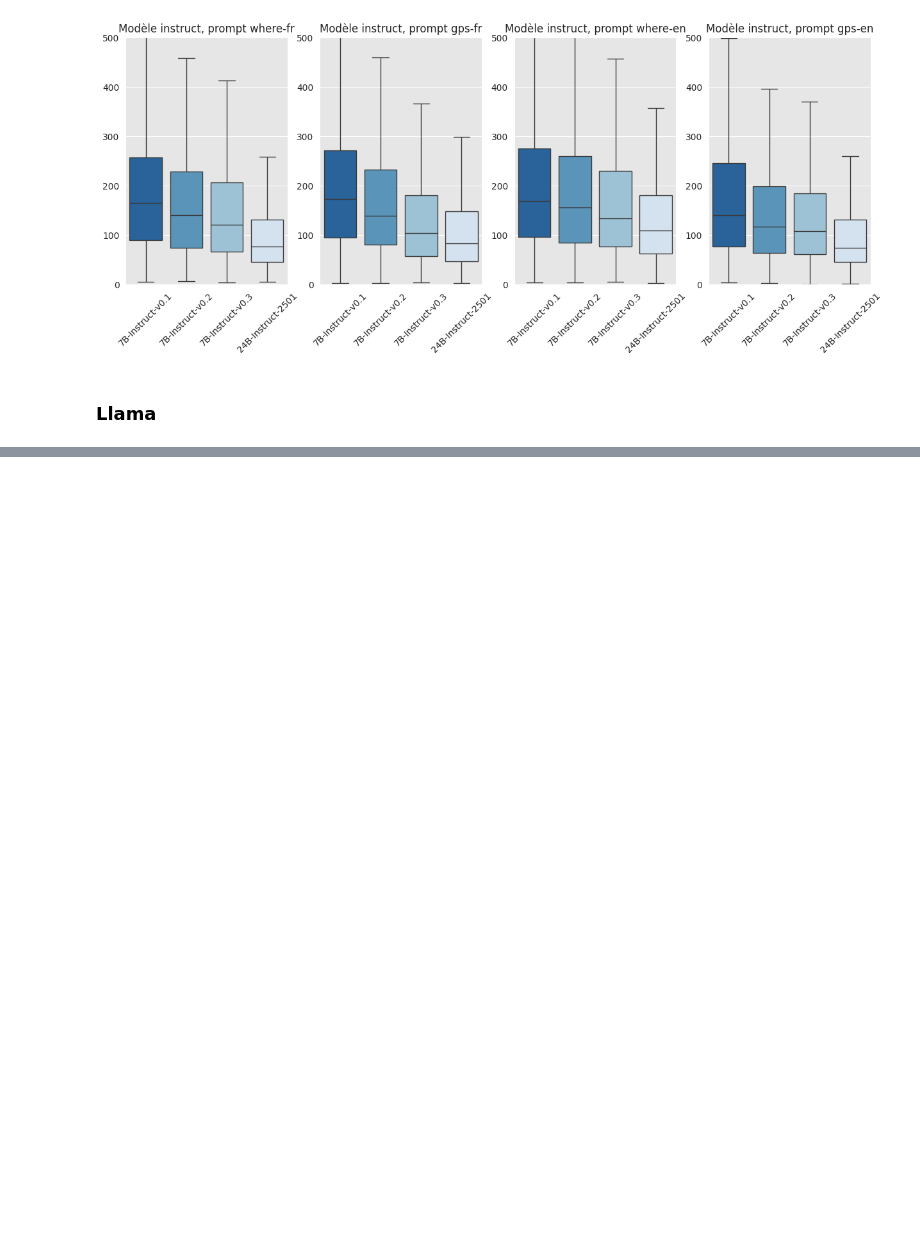
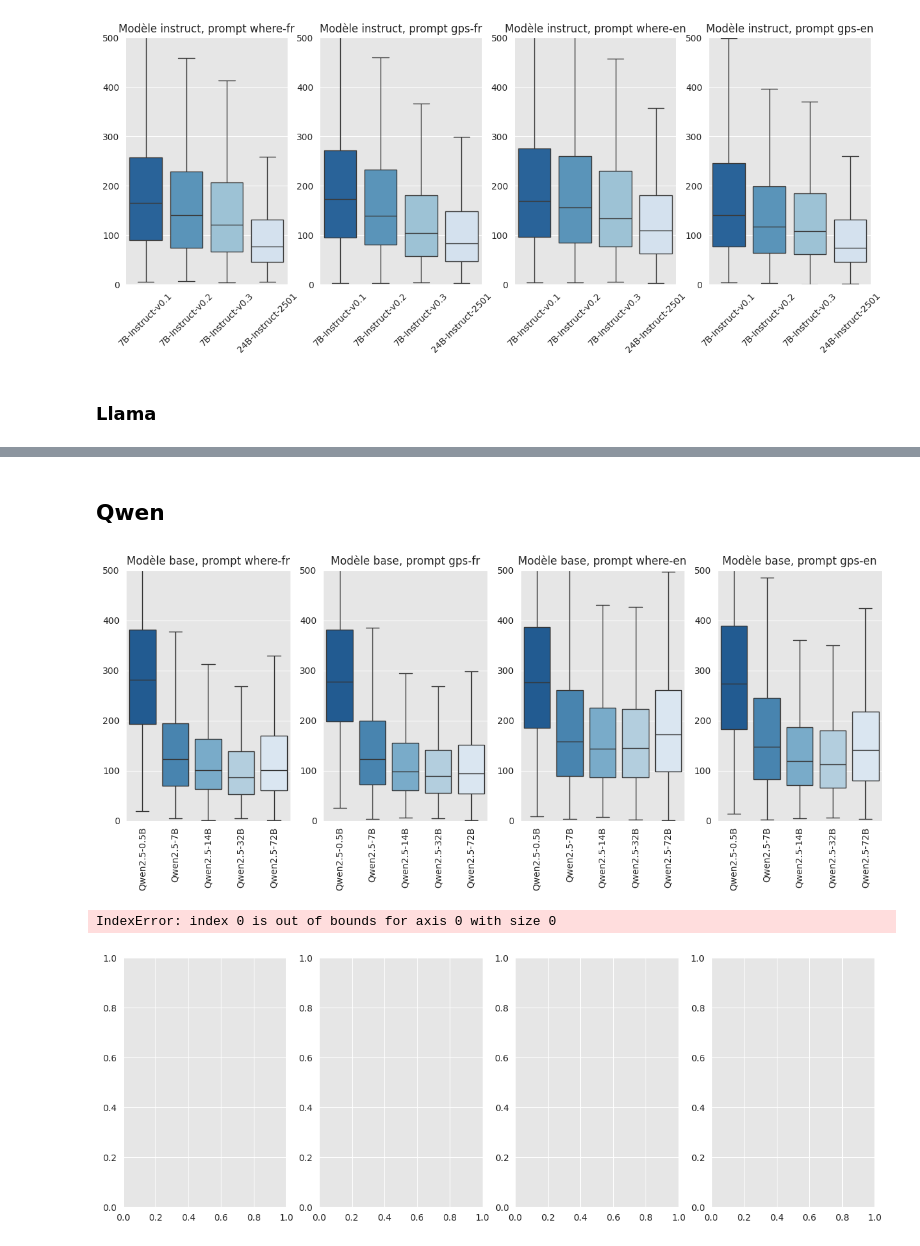
Before and after one commit to AdrienGuille/geo-llm, a Jupyter notebook: 5_Probing.ipynb, the cells around one changed output, grey strips where cells are left out. Drawn from its saved outputs; the diff is of its cells as text; code cells hidden in the pictures; blank space fills up the shorter version.

Commit message:
Add Qwen in regression analysis

```diff
--- a/5_Probing.ipynb
+++ b/5_Probing.ipynb
@@ -179,0 +176,26 @@ for model_version in ["base", "instruct"]:
+# %% [markdown]
+## Qwen
+# %%
+precision = "int4"
+for model_version in ["base", "instruct"]:
+    fig, axes = plt.subplots(1, 4, figsize=(15, 5))
+    for i, conf in enumerate([("fr", "where"), ("fr", "gps"), ("en", "where"), ("en", "gps")]):
+        lang = conf[0]
+        prompt = conf[1]
+        checkpoints = [f"Qwen2.5-0.5B-Instruct_{precision}_{prompt}_{lang}", f"Qwen2.5-7B-Instruct_{precision}_{prompt}_{lang}", f"Qwen2.5-14B-Instruct_{precision}_{prompt}_{lang}", f"Qwen2.5-32B-Instruct_{precision}_{prompt}_{lang}", f"Qwen2.5-72B-Instruct_{precision}_{prompt}_{lang}"]
+        if model_version == "base":
+            checkpoints = [c.replace("-Instruct", "").replace("-chat", "") for c in checkpoints]
+        data = {}
+        for c in checkpoints:
+            dist = json.loads(results[results.checkpoint == c].distances_in_km.values[0])
+            c = c.replace(f"_{precision}_{prompt}_{lang}", "").replace("Llama-", "")
+            data[c] = np.sort(dist)
+        sns.boxplot(data, palette="Blues_r", showfliers=False, ax=axes[i])
+        axes[i].tick_params(axis="x", rotation=90)
+        axes[i].set_ylim(0, 500)
+        axes[i].set_title(f"Modèle {model_version}, prompt {prompt}-{lang}")
+    plt.show()
+# %% [output]
+[figure, added]
+IndexError: index 0 is out of bounds for axis 0 with size 0
+[figure, added]
```
Also changed, not shown: parts of 5 cells of this notebook.
